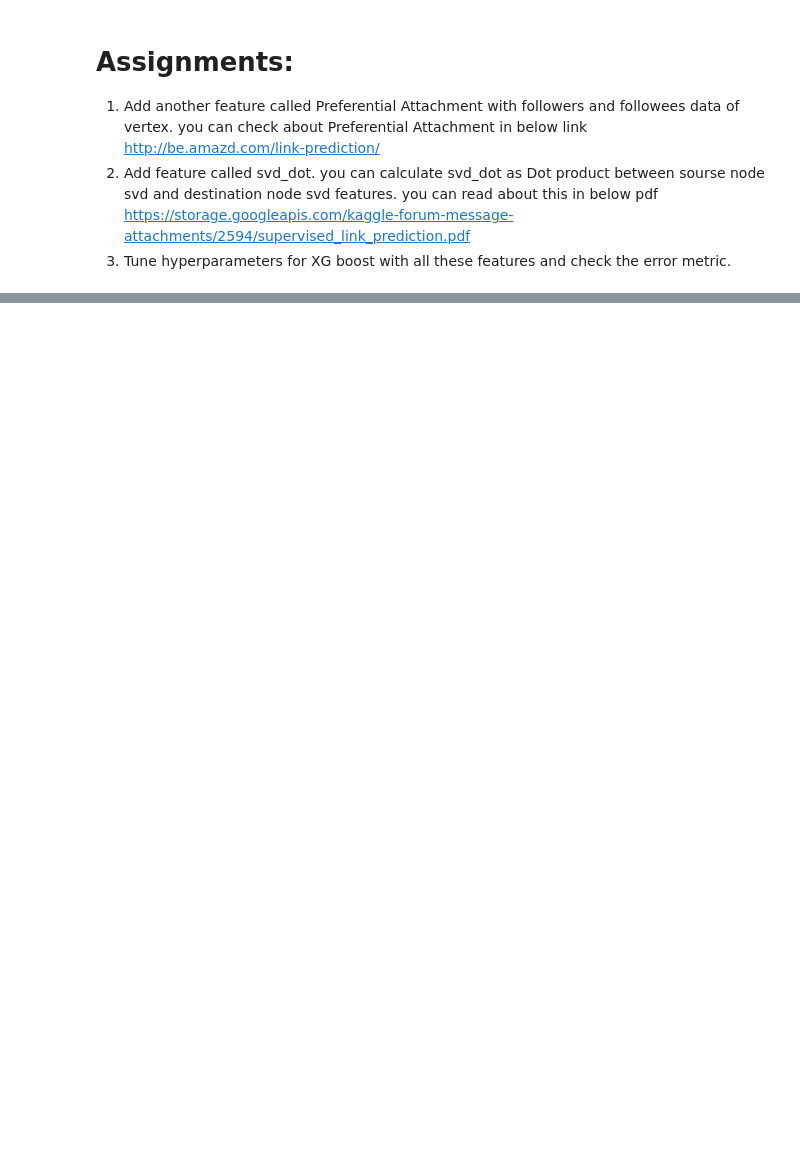
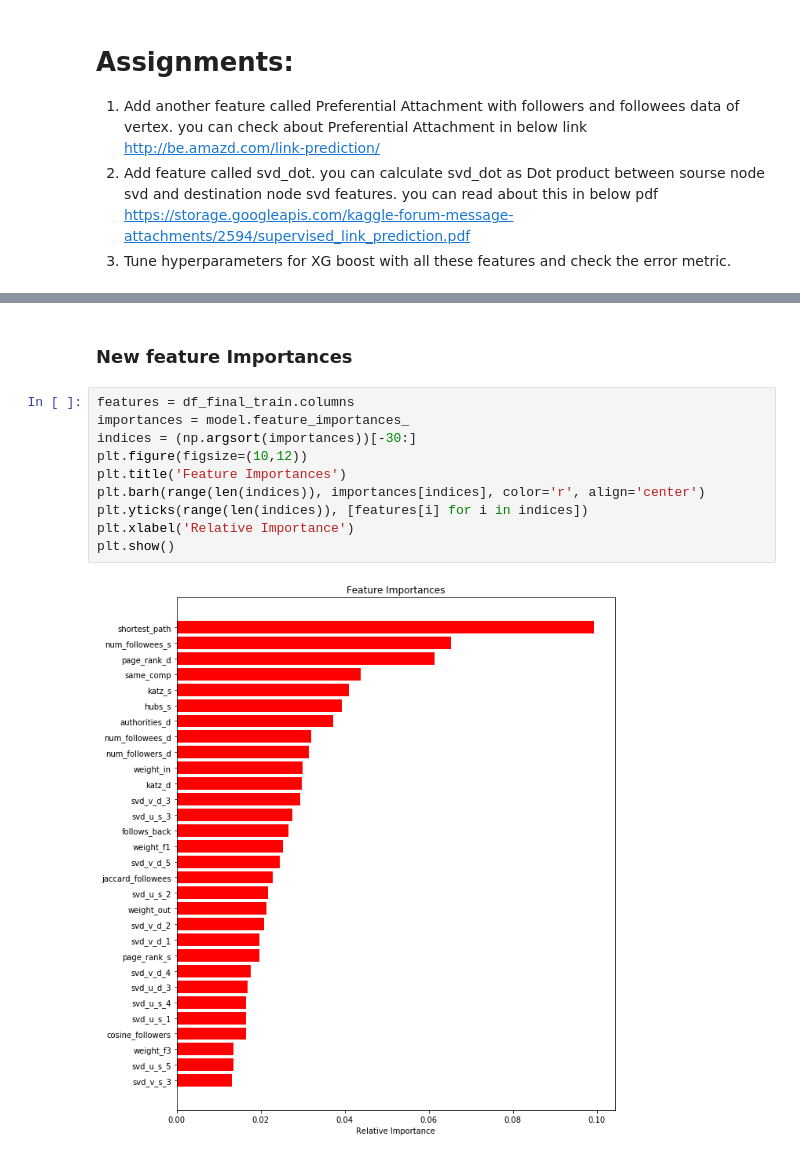
Before and after one commit to aman-sawarn/Social-Network-Graph-Link-Prediction, a Jupyter notebook: FB_Models.ipynb, the cells around one changed output, grey strips where cells are left out. Drawn from its saved outputs; the diff is of its cells as text; blank space fills up the shorter version.

```diff
--- a/FB_Models.ipynb
+++ b/FB_Models.ipynb
@@ -222,0 +325,14 @@ https://storage.googleapis.com/kaggle-forum-message-attachments/2594/supervised_
+# %% [markdown]
+### New feature Importances
+# %%
+features = df_final_train.columns
+importances = model.feature_importances_
+indices = (np.argsort(importances))[-30:]
+plt.figure(figsize=(10,12))
+plt.title('Feature Importances')
+plt.barh(range(len(indices)), importances[indices], color='r', align='center')
+plt.yticks(range(len(indices)), [features[i] for i in indices])
+plt.xlabel('Relative Importance')
+plt.show()
+# %% [output]
+[figure, added]
```
Also changed, not shown: parts of 14 cells of this notebook.
